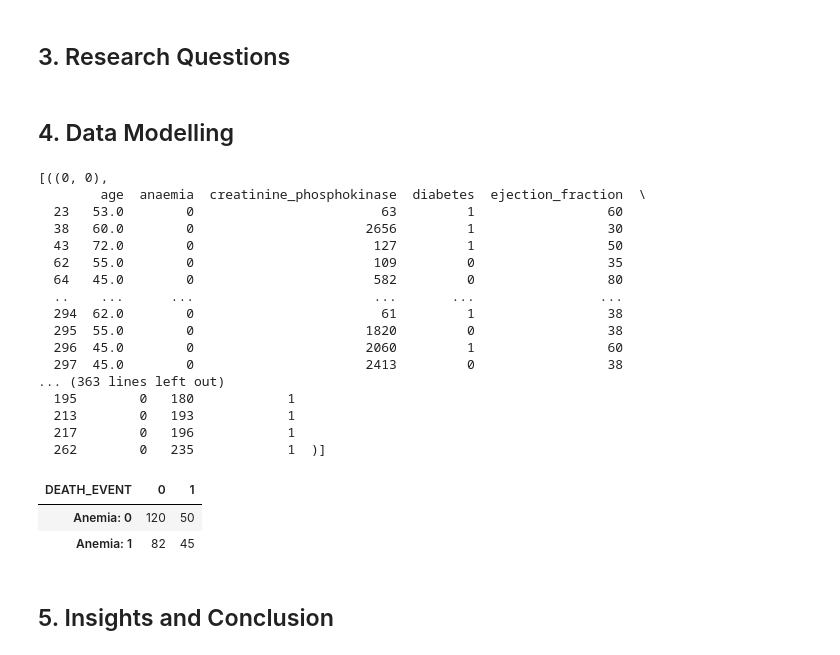
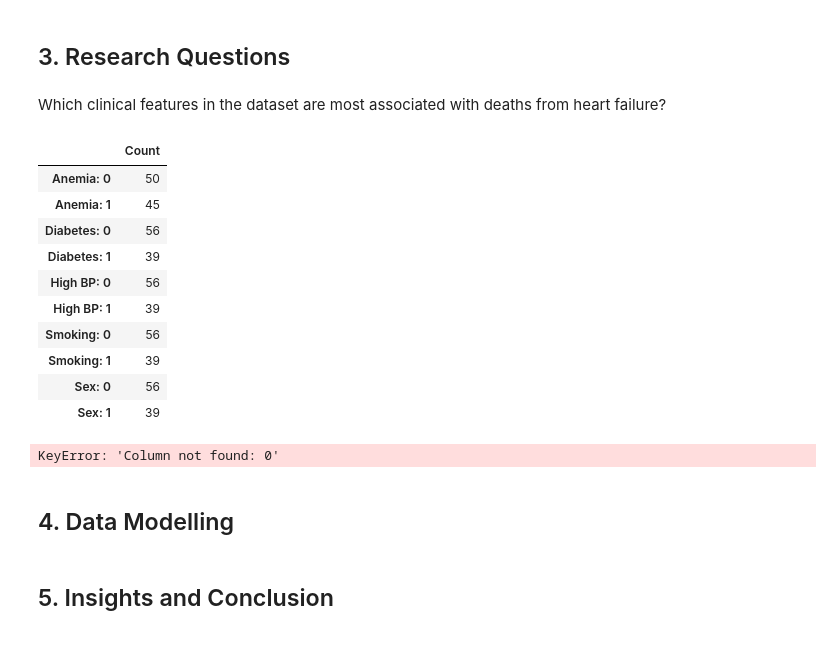
Before and after one commit to Skentir/CSMODEL, a Jupyter notebook: Insert Title of Case Study.ipynb, the cells around one changed output. Drawn from its saved outputs; the diff is of its cells as text; code cells hidden in the pictures.

Commit message:
Finished death count

```diff
--- a/Insert Title of Case Study.ipynb
+++ b/Insert Title of Case Study.ipynb
@@ -229,37 +229,43 @@ heartfailure_df
 ### 2.5. (insert header title)
 # %% [markdown]
 ## 3. Research Questions
+# %% [markdown]
+Which clinical features in the dataset are most associated with deaths from heart failure?
+# %%
+deaths = heartfailure_df[heartfailure_df["DEATH_EVENT"] == 1]
+d1 = deaths.groupby("anaemia")["DEATH_EVENT"].count()
+d2 = deaths.groupby("diabetes")["DEATH_EVENT"].count()
+d3 = deaths.groupby("high_blood_pressure")["DEATH_EVENT"].count()
+d4 = deaths.groupby("smoking")["DEATH_EVENT"].count()
+d5 = deaths.groupby("sex")["DEATH_EVENT"].count()
+# %%
+p1 = pd.DataFrame({"Count":[d1[0],d1[1]]}, index=["Anemia: 0", "Anemia: 1"])
+p2 = pd.DataFrame({"Count":[d2[0],d2[1]]}, index=["Diabetes: 0", "Diabetes: 1"])
+p3 = pd.DataFrame({"Count":[d3[0],d2[1]]}, index=["High BP: 0", "High BP: 1"])
+p4 = pd.DataFrame({"Count":[d2[0],d2[1]]}, index=["Smoking: 0", "Smoking: 1"])
+p5 = pd.DataFrame({"Count":[d2[0],d2[1]]}, index=["Sex: 0", "Sex: 1"])
+final = pd.concat([p1,p2,p3,p4,p5])
+# %%
+final
+# %% [output]
+|  | Count |
+| Anemia: 0 | 50 |
+| Anemia: 1 | 45 |
+| Diabetes: 0 | 56 |
+| Diabetes: 1 | 39 |
+| High BP: 0 | 56 |
+| High BP: 1 | 39 |
+| Smoking: 0 | 56 |
+| Smoking: 1 | 39 |
+| Sex: 0 | 56 |
+| Sex: 1 | 39 |
+# %%
+table = pd.DataFrame([db[0], db[1]], index=["Anemia: 0", "Anemia: 1"])
+table
+# %% [output]
+KeyError: 'Column not found: 0'
 # %% [markdown]
 ## 4. Data Modelling
-# %%
-db = heartfailure_df.groupby(["anaemia","DEATH_EVENT"])
-
-list(db
-# %% [output]
-[((0, 0),
-        age  anaemia  creatinine_phosphokinase  diabetes  ejection_fraction  \
-  23   53.0        0                        63         1                 60
-  38   60.0        0                      2656         1                 30
-  43   72.0        0                       127         1                 50
-  62   55.0        0                       109         0                 35
-  64   45.0        0                       582         0                 80
-  ..    ...      ...                       ...       ...                ...
-  294  62.0        0                        61         1                 38
-  295  55.0        0                      1820         0                 38
-  296  45.0        0                      2060         1                 60
-  297  45.0        0                      2413         0                 38
-... (363 lines left out)
-  195        0   180            1
-  213        0   193            1
-  217        0   196            1
-  262        0   235            1  )]
-# %%
-table = pd.DataFrame([db[0], db[1]], index=["Anemia: 0", "Anemia: 1"])
-table
-# %% [output]
-| DEATH_EVENT | 0 | 1 |
-| Anemia: 0 | 120 | 50 |
-| Anemia: 1 | 82 | 45 |
 # %% [markdown]
 ## 5. Insights and Conclusion
 # %% [markdown]
```
